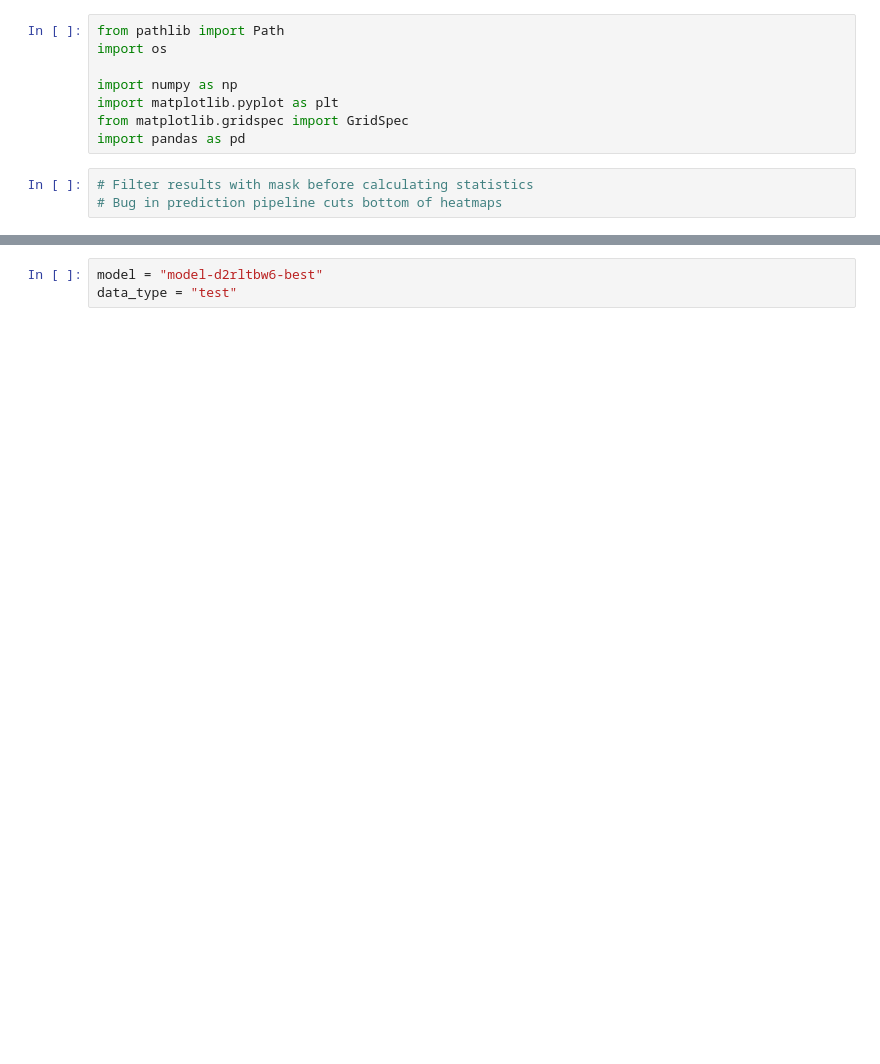
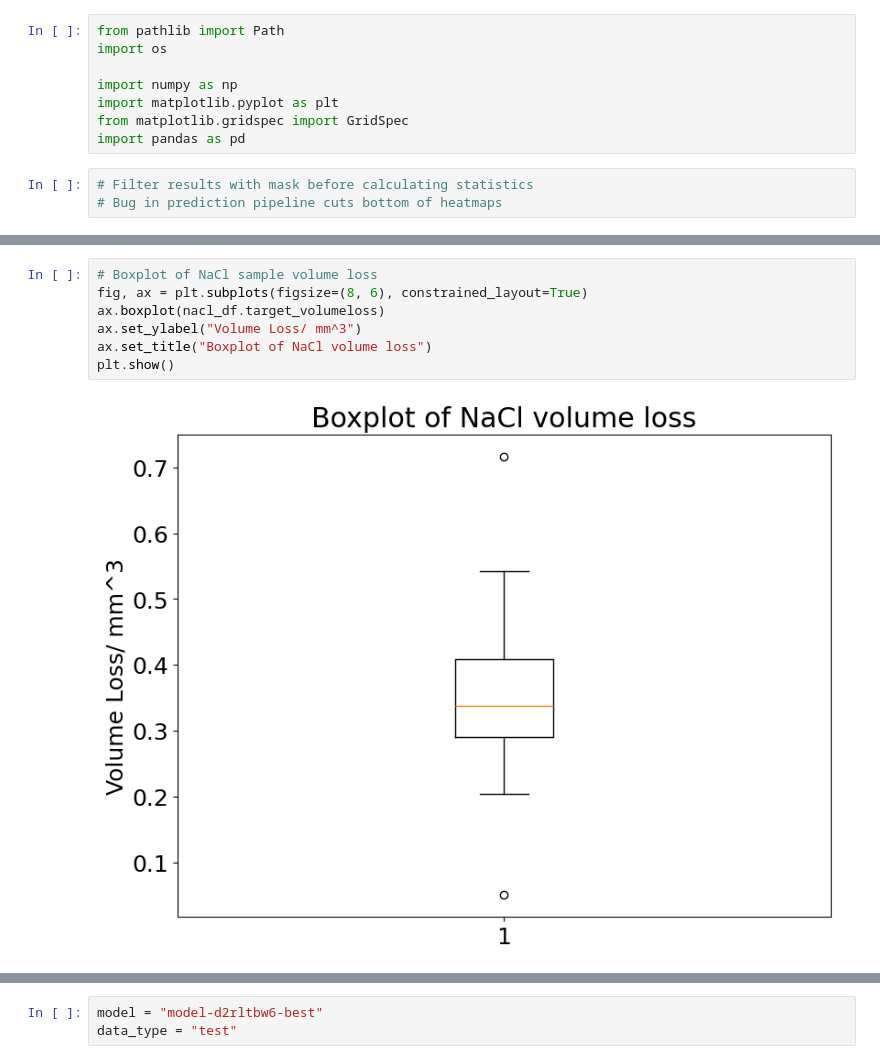
Before and after one commit to lars-dammann/ai2, a Jupyter notebook: results/result-analysis.ipynb, the cells around one changed output, grey strips where cells are left out. Drawn from its saved outputs; the diff is of its cells as text; blank space fills up the shorter version.

```diff
--- a/results/result-analysis.ipynb
+++ b/results/result-analysis.ipynb
@@ -204,0 +125,9 @@ def analyse_samples(input_df, data_types, title=None):
+# %%
+# Boxplot of NaCl sample volume loss
+fig, ax = plt.subplots(figsize=(8, 6), constrained_layout=True)
+ax.boxplot(nacl_df.target_volumeloss)
+ax.set_ylabel("Volume Loss/ mm^3")
+ax.set_title("Boxplot of NaCl volume loss")
+plt.show()
+# %% [output]
+[figure, added]
```
Also changed, not shown: parts of 14 cells of this notebook.
